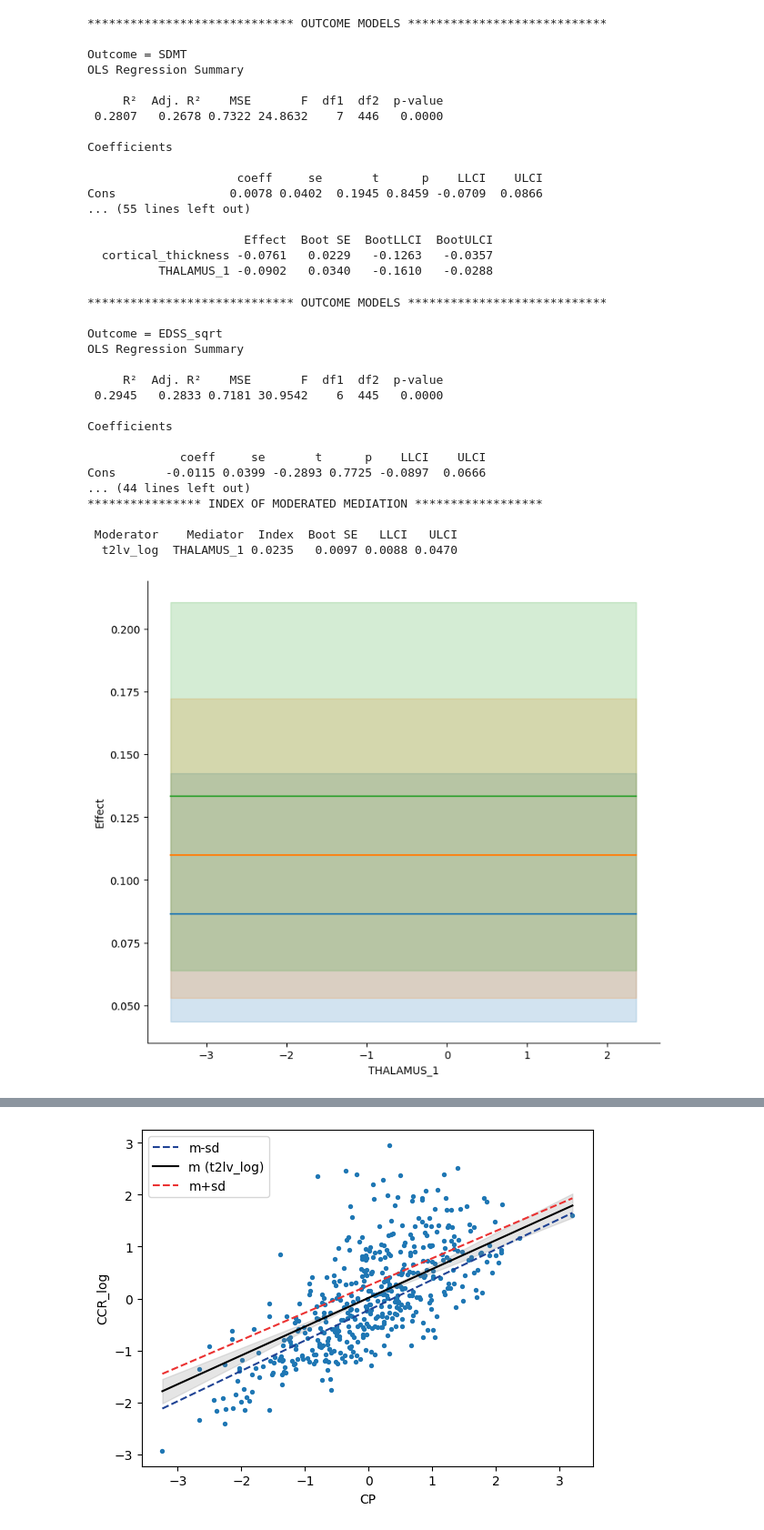
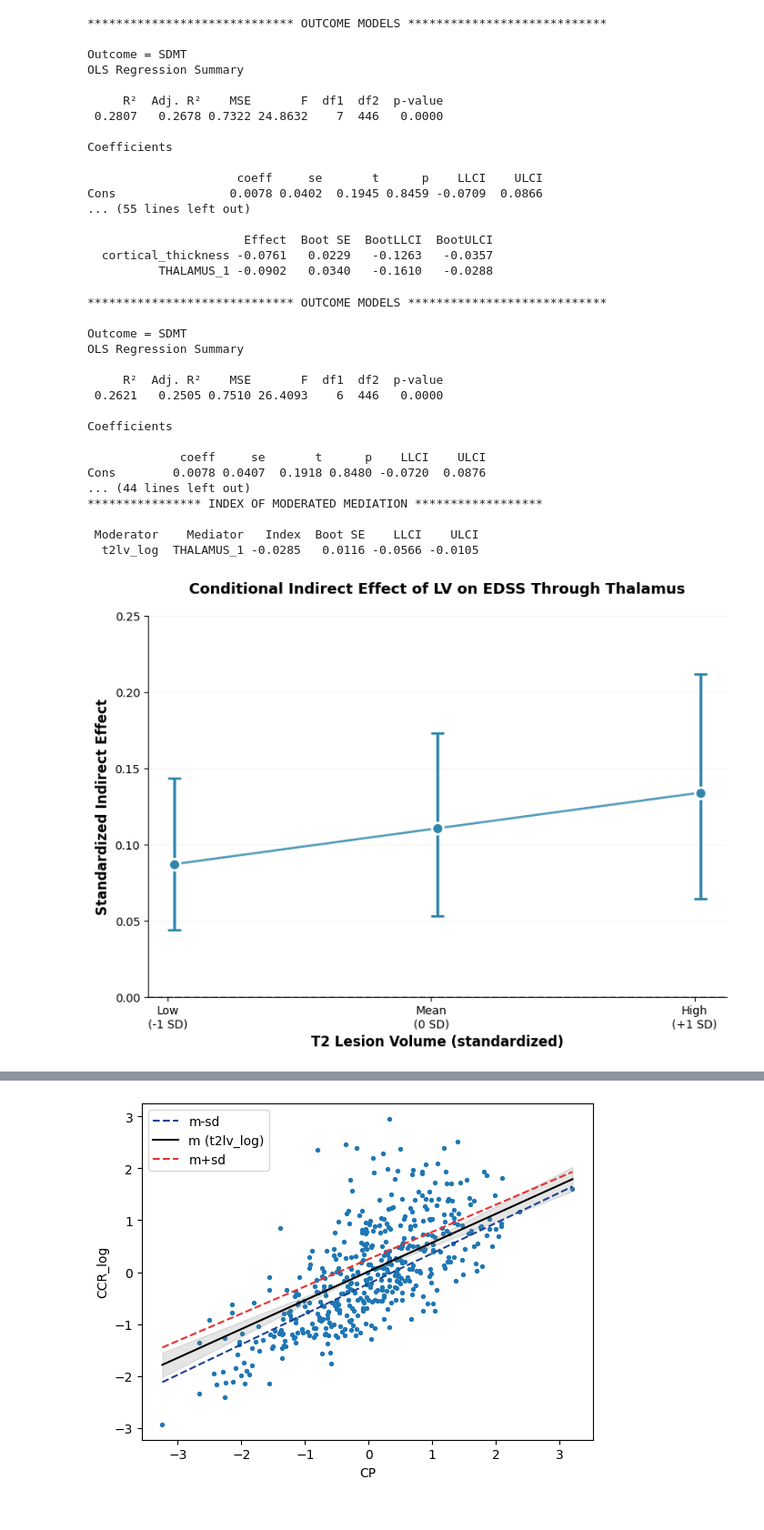
Before and after one commit to srs328/ms_mri, a Jupyter notebook: analysis/thalamus/results/6-Thalamic_nuclei_and_disability.ipynb, the cells around one changed output, grey strips where cells are left out. Shown at 91% size. Drawn from its saved outputs; the diff is of its cells as text; code cells hidden in the pictures.

```diff
--- a/analysis/thalamus/results/6-Thalamic_nuclei_and_disability.ipynb
+++ b/analysis/thalamus/results/6-Thalamic_nuclei_and_disability.ipynb
@@ -527,7 +527,7 @@ p2 = Process(
     data=model_data,
     model=7,
     x="LV_log",
-    y="EDSS_sqrt",
+    y="SDMT",
     m=["THALAMUS_1"],
     w="t2lv_log",
     controls=["age", "Female", "tiv", "dzdur"],
@@ -539,23 +539,79 @@ p2.summary()
 # %% [output]
 ***************************** OUTCOME MODELS ****************************
 
-Outcome = EDSS_sqrt
+Outcome = SDMT
 OLS Regression Summary
 
      R²  Adj. R²    MSE       F  df1  df2  p-value
- 0.2945   0.2833 0.7181 30.9542    6  445   0.0000
+ 0.2621   0.2505 0.7510 26.4093    6  446   0.0000
 
 Coefficients
 
              coeff     se       t      p    LLCI    ULCI
-Cons       -0.0115 0.0399 -0.2893 0.7725 -0.0897  0.0666
+Cons        0.0078 0.0407  0.1918 0.8480 -0.0720  0.0876
 ... (44 lines left out)
 **************** INDEX OF MODERATED MEDIATION ******************
 
- Moderator    Mediator  Index  Boot SE   LLCI   ULCI
-  t2lv_log  THALAMUS_1 0.0235   0.0097 0.0088 0.0470
+ Moderator    Mediator   Index  Boot SE    LLCI    ULCI
+  t2lv_log  THALAMUS_1 -0.0285   0.0116 -0.0566 -0.0105
-# %%
-g = p2.plot_conditional_indirect_effects(med_name="THALAMUS_1", x="THALAMUS_1", hue='t2lv_log',  modval={"t2lv_log":[-1, 0, 1]},)
-g.fig.set_size_inches(10, 8)
-# %% [output]
-[figure, removed]
+# %%
+import matplotlib.pyplot as plt
+import numpy as np
+
+# Data
+t2lv_values = np.array([-0.9745, 0.0234, 1.0213])
+indirect_effects = np.array([0.0870, 0.1105, 0.1339])
+ci_lower = np.array([0.0439, 0.0532, 0.0641])
+ci_upper = np.array([0.1432, 0.1729, 0.2115])
+
+# Calculate errors
+errors_lower = indirect_effects - ci_lower
+errors_upper = ci_upper - indirect_effects
+errors = np.array([errors_lower, errors_upper])
+
+# Create the plot
+fig, ax = plt.subplots(figsize=(8, 6))
+
+# Plot line and points
+ax.plot(t2lv_values, indirect_effects, '-o',
+        color='#2E86AB', linewidth=2, markersize=8, alpha=0.8)
+
+# Add error bars
+ax.errorbar(t2lv_values, indirect_effects, yerr=errors,
+            fmt='o', markersize=10,
+            color='#2E86AB', ecolor='#2E86AB',
+            capsize=6, capthick=2.5, linewidth=2.5,
+            markeredgewidth=2, markeredgecolor='white')
+
+
+# ax.errorbar(t2lv_levels, indirect_effects,
+#             yerr=errors, fmt='o', markersize=10,
+#             color='#2E86AB', ecolor='#2E86AB',
+#             capsize=6, capthick=2.5, linewidth=2.5,
+#             markeredgewidth=2, markeredgecolor='white')
+
+# Add horizontal line at zero
+ax.axhline(y=0, color='gray', linestyle='--', linewidth=1, alpha=0.7)
+
+# Customize plot
+ax.set_xticks([-1, 0, 1])
+ax.set_xticklabels(['Low\n(-1 SD)', 'Mean\n(0 SD)', 'High\n(+1 SD)'])
+ax.set_xlabel('T2 Lesion Volume (standardized)', fontsize=12, fontweight='bold')
+ax.set_ylabel('Standardized Indirect Effect', fontsize=12, fontweight='bold')
+ax.set_title('Conditional Indirect Effect of LV on EDSS Through Thalamus',
+             fontsize=13, fontweight='bold', pad=20)
+ax.set_ylim(0, 0.25)
+# ax.grid(True, alpha=0.3, linestyle='-', linewidth=0.5)
+ax.set_axisbelow(True)
+
+
+
+ax.axhline(y=0, color='#666666', linestyle='--', linewidth=1.5, alpha=0.5)
+ax.spines['top'].set_visible(False)
+ax.spines['right'].set_visible(False)
+ax.grid(True, alpha=0.2, linestyle='-', linewidth=0.5, axis='y')
+
+plt.tight_layout()
+plt.show()
+# %% [output]
+[figure, added]
```
Also changed, not shown: parts of 1 cell of this notebook.
